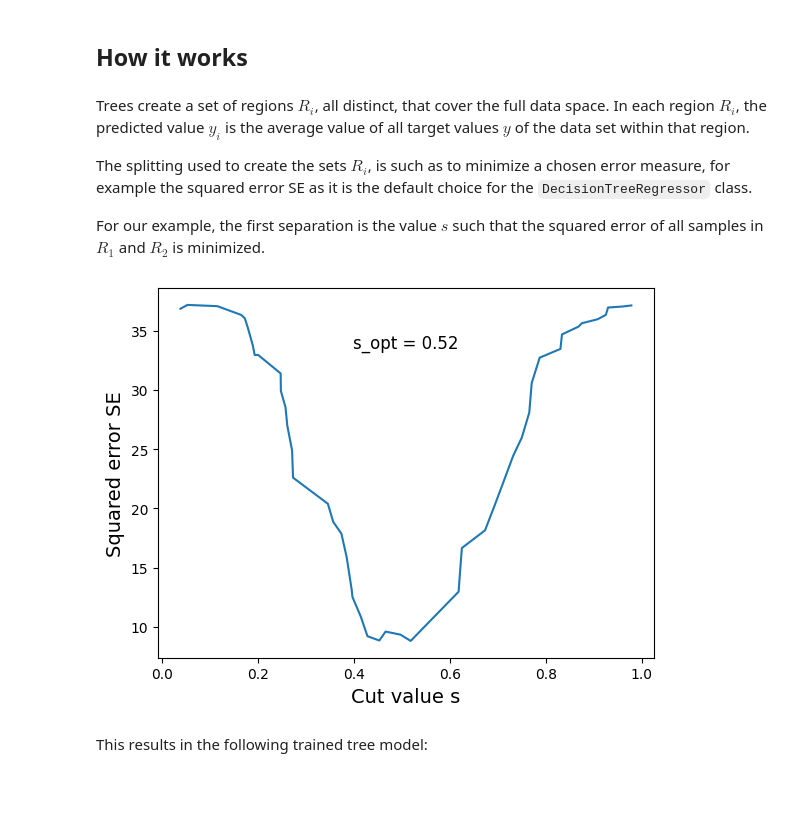
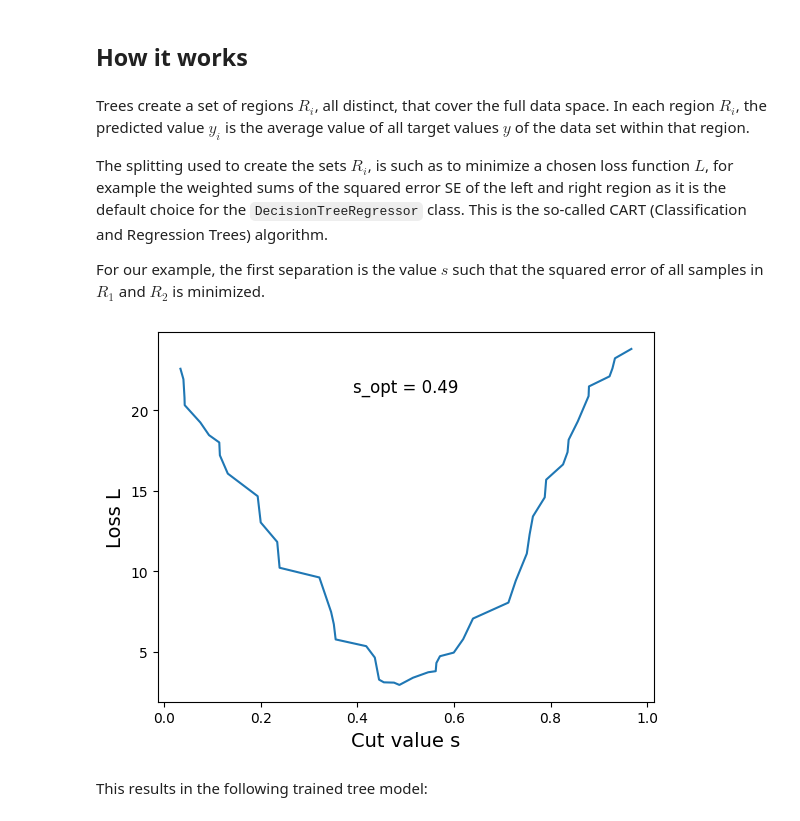
Before and after one commit to concordia-grad-computing-seminars/data-engineering, a Jupyter notebook: ML/trees/regression_basics.ipynb, the cells around one changed output. Drawn from its saved outputs; the diff is of its cells as text; code cells hidden in the pictures; blank space fills up the shorter version.

Commit message:
Updated for CART algorithm

```diff
--- a/ML/trees/regression_basics.ipynb
+++ b/ML/trees/regression_basics.ipynb
@@ -71,38 +71,44 @@ plt.show()
 # %% [markdown]
 Trees create a set of regions $R_i$, all distinct, that cover the full data space. In each region $R_i$, the predicted value $y_i$ is the average value of all target values $y$ of the data set within that region.
 
-The splitting used to create the sets $R_i$, is such as to minimize a chosen error measure, for example the squared error SE as it is the default choice for the `DecisionTreeRegressor` class.
+The splitting used to create the sets $R_i$, is such as to minimize a chosen loss function $L$, for example the weighted sums of the squared error SE of the left and right region as it is the default choice for the `DecisionTreeRegressor` class. This is the so-called CART (Classification and Regression Trees) algorithm.
 
 For our example, the first separation is the value $s$ such that the squared error of all samples in $R_1$ and $R_2$ is minimized.
-# %%
-s_range = x[1:len(x)-1]
-SE = []
-for s in s_range:
-    # sets
-    R1 = np.where(x <= s)
-    R2 = np.where(x > s)
-
-    # predicted target values of the sets
-    y1 = y[R1].mean()
-    y2 = y[R2].mean()
-
-    # squared error
-    SE1 = ((y[R1]-y1)**2).sum()
-    SE2 = ((y[R2]-y2)**2).sum()
-    SE = np.append(SE, SE1+SE2)
-
-s_opt = s_range[np.argmin(SE)]
-f, ax = plt.subplots()
-plt.plot(s_range, SE)
-plt.text(0.5, 0.85, 's_opt = ' + f'{s_opt:.2f}', fontsize=12,
-         horizontalalignment='center',
-         verticalalignment='center',
-         transform=ax.transAxes)
-plt.xlabel('Cut value s', fontsize=14)
-plt.ylabel('Squared error SE', fontsize=14)
-plt.show()
-# %% [output]
-[figure, removed]
+# %%
+s_range = x[1:len(x)-1]
+L = []
+
+for s in s_range:
+    # sets
+    R1 = np.where(x <= s)
+    R2 = np.where(x > s)
+
+    # sises of sets
+    m1 = len(x[R1])
+    m2 = len(x[R2])
+    m = m1 + m2
+
+    # predicted target values of the sets
+    y1 = y[R1].mean()
+    y2 = y[R2].mean()
+
+    # squared errors and loss function
+    SE1 = ((y[R1]-y1)**2).sum()
+    SE2 = ((y[R2]-y2)**2).sum()
+    L = np.append(L, m1/m*SE1+m2/m*SE2)
+
+s_opt = s_range[np.argmin(L)]
+f, ax = plt.subplots()
+plt.plot(s_range, L)
+plt.text(0.5, 0.85, 's_opt = ' + f'{s_opt:.2f}', fontsize=12,
+         horizontalalignment='center',
+         verticalalignment='center',
+         transform=ax.transAxes)
+plt.xlabel('Cut value s', fontsize=14)
+plt.ylabel('Loss L', fontsize=14)
+plt.show()
+# %% [output]
+[figure, added]
 # %% [markdown]
 This results in the following trained tree model:
 # %%
```
Also changed, not shown: parts of 5 cells of this notebook.
